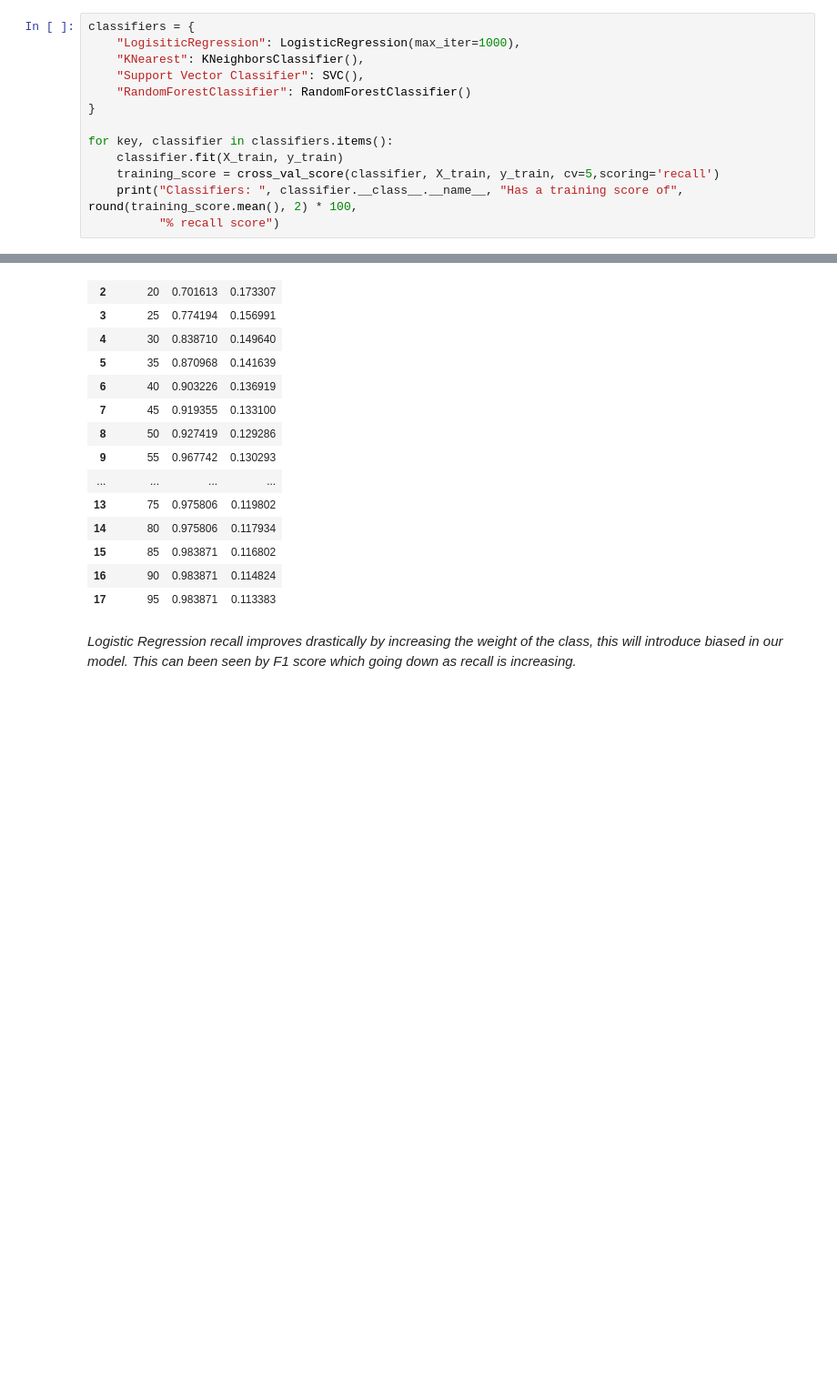
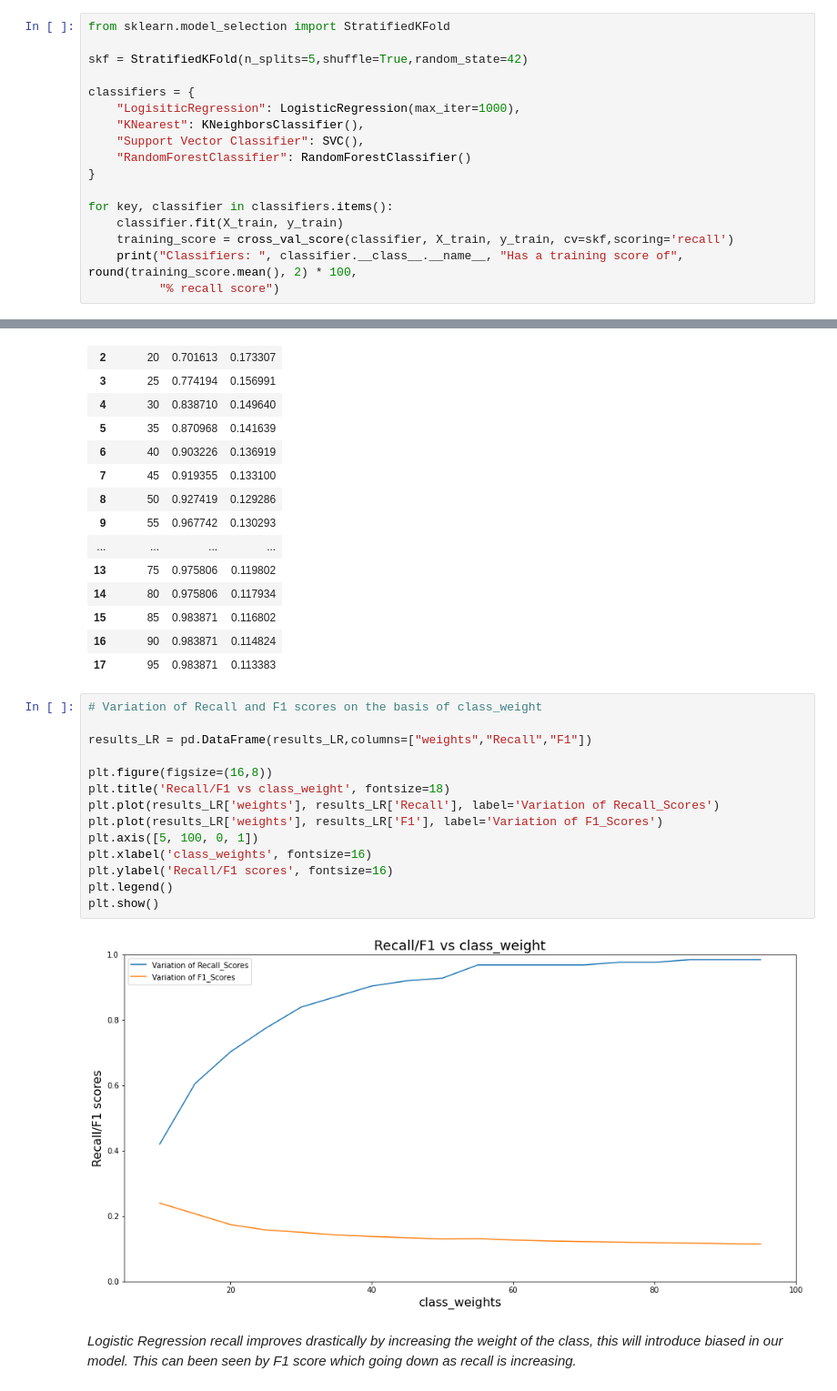
Before and after one commit to Tejas-Choudekar/ML-Project-RWTH, a Jupyter notebook: Bankruptcy_model.ipynb, the cells around one changed output, grey strips where cells are left out. Shown at 91% size. Drawn from its saved outputs; the diff is of its cells as text; blank space fills up the shorter version.

```diff
--- a/Bankruptcy_model.ipynb
+++ b/Bankruptcy_model.ipynb
@@ -635,6 +643,10 @@ X_train, X_test, y_train, y_test = train_test_split(x, y, stratify=y, test_size=
 # %% [output]
 (10503, 11)
 # %%
+from sklearn.model_selection import StratifiedKFold
+
+skf = StratifiedKFold(n_splits=5,shuffle=True,random_state=42)
+
 classifiers = {
     "LogisiticRegression": LogisticRegression(max_iter=1000),
     "KNearest": KNeighborsClassifier(),
@@ -644,7 +656,7 @@ classifiers = {
 
 for key, classifier in classifiers.items():
     classifier.fit(X_train, y_train)
-    training_score = cross_val_score(classifier, X_train, y_train, cv=5,scoring='recall')
+    training_score = cross_val_score(classifier, X_train, y_train, cv=skf,scoring='recall')
     print("Classifiers: ", classifier.__class__.__name__, "Has a training score of", round(training_score.mean(), 2) * 100,
           "% recall score")
 # %% [output]
@@ -812,5 +825,21 @@ pd.DataFrame(results_LR,columns=["weights","Recall","F1"])
 | 15 | 85 | 0.983871 | 0.116802 |
 | 16 | 90 | 0.983871 | 0.114824 |
 | 17 | 95 | 0.983871 | 0.113383 |
+# %%
+# Variation of Recall and F1 scores on the basis of class_weight
+
+results_LR = pd.DataFrame(results_LR,columns=["weights","Recall","F1"])
+
+plt.figure(figsize=(16,8))
+plt.title('Recall/F1 vs class_weight', fontsize=18)
+plt.plot(results_LR['weights'], results_LR['Recall'], label='Variation of Recall_Scores')
+plt.plot(results_LR['weights'], results_LR['F1'], label='Variation of F1_Scores')
+plt.axis([5, 100, 0, 1])
+plt.xlabel('class_weights', fontsize=16)
+plt.ylabel('Recall/F1 scores', fontsize=16)
+plt.legend()
+plt.show()
+# %% [output]
+[figure, added]
 # %% [markdown]
 *Logistic Regression recall improves drastically by increasing the weight of the class, this will introduce biased in our model. This can been seen by F1 score which going down as recall is increasing.*
```
Also changed, not shown: parts of 25 cells of this notebook.
